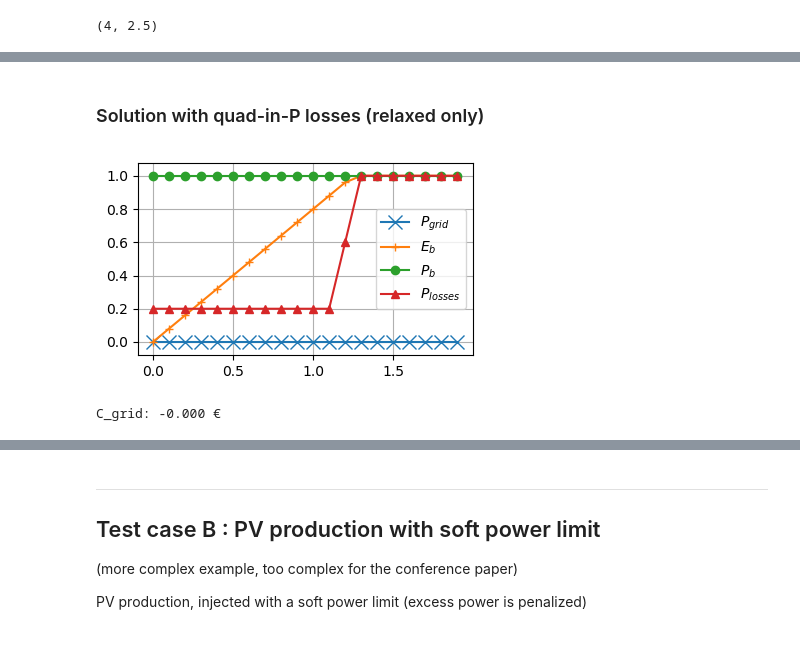
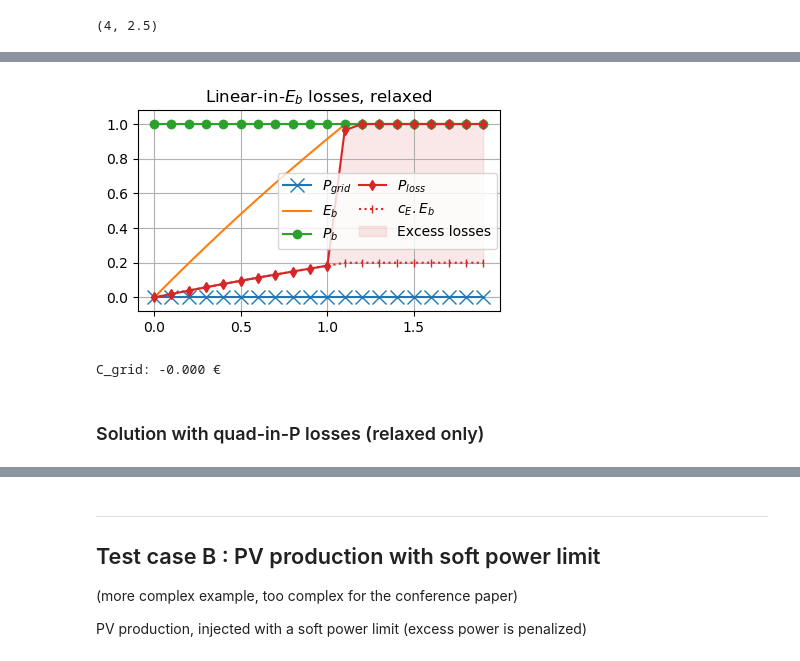
Before and after one commit to pierre-haessig/convex-storage-loss, a Jupyter notebook: Relaxation_failure_example.ipynb, the cells around one changed output, grey strips where cells are left out. Saved outputs shown, nothing was run; the diff lists cells and outputs as text; code cells hidden in the pictures.

```diff
--- a/Relaxation_failure_example.ipynb
+++ b/Relaxation_failure_example.ipynb
@@ -183,8 +185,20 @@ C_grid: -0.000 €
+# %%
+m = neg_price_prod(ECOS.Optimizer; relax=true, loss="linE", c_loss=c_loss)
+prod_plot(m, "Linear-in-\$E_b\$ losses, relaxed")
+
+# compute and show excess losses
+Eb = value.(m[:Eb])
+P_loss = value.(m[:P_losses])
+P_loss_bound = c_loss*Eb[1:end-1]
+
+plot(t, P_loss_bound, "C3:|", label="\$c_E.E_b\$")
+fill_between(t, P_loss_bound, P_loss, alpha=0.1, color="C3", label="Excess losses")
+legend(ncol=2, loc="center right", columnspacing=0.5, borderaxespad=0.2)
+
+savefig("scenario plots/prod_neg_linE_relaxed.pdf")
+savefig("scenario plots/prod_neg_linE_relaxed.png", dpi=300)
+# %% [output]
+[figure, added]
+C_grid: -0.000 €
 # %% [markdown]
 ### Solution with quad-in-P losses (relaxed only)
-# %%
-m = neg_price_prod(ECOS.Optimizer; relax=true, loss="quadP", c_loss=0.2)
-prod_plot(m)
-# %% [output]
-[figure, removed]
-C_grid: -0.000 €
```
Also changed, not shown: parts of 15 cells of this notebook, 4 other files.
